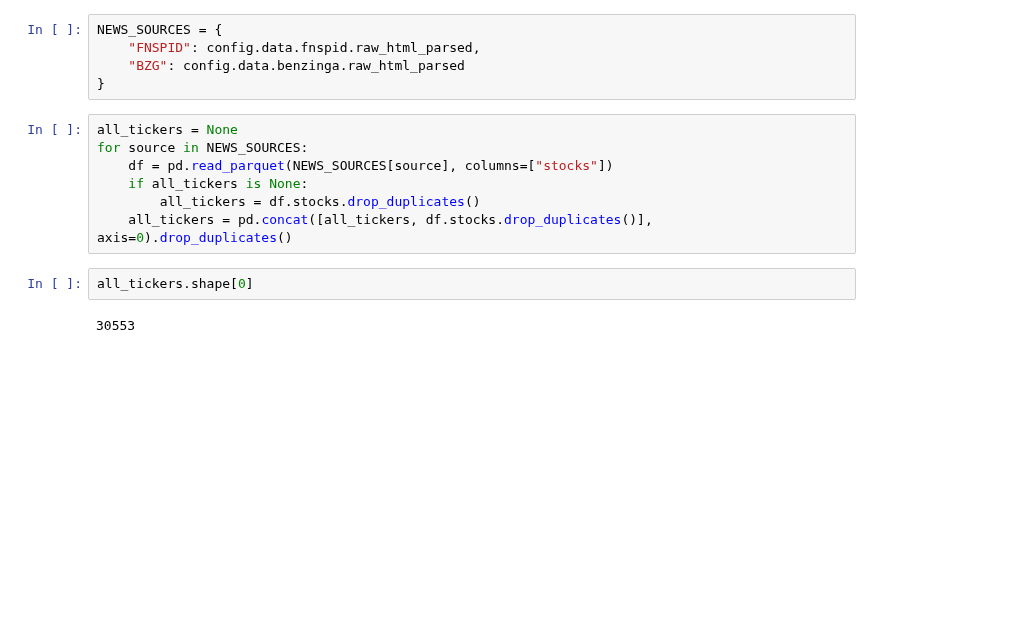
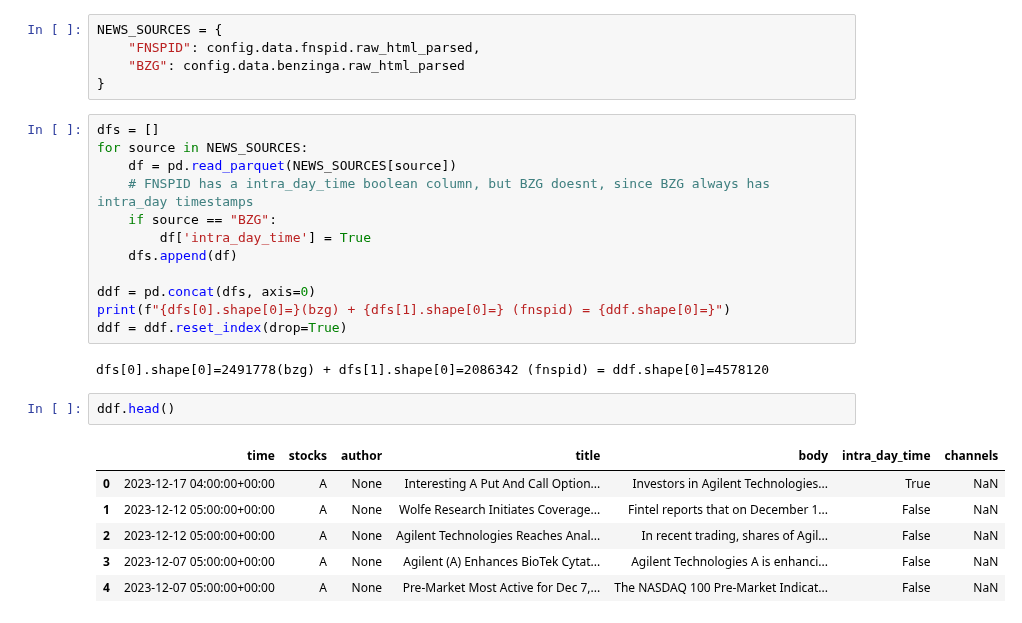
Before and after one commit to adrianbeer/LLM-News-Trading, a Jupyter notebook: src/notebooks/check_data_integrity.ipynb, the cells around one changed output. Drawn from its saved outputs; the diff is of its cells as text; blank space fills up the shorter version.

```diff
--- a/src/preprocessing/check_data_integrity.ipynb
+++ b/src/notebooks/check_data_integrity.ipynb
@@ -426,13 +426,25 @@ NEWS_SOURCES = {
     "BZG": config.data.benzinga.raw_html_parsed
 }
 # %%
-all_tickers = None
+dfs = []
 for source in NEWS_SOURCES:
-    df = pd.read_parquet(NEWS_SOURCES[source], columns=["stocks"])
-    if all_tickers is None:
-        all_tickers = df.stocks.drop_duplicates()
-    all_tickers = pd.concat([all_tickers, df.stocks.drop_duplicates()], axis=0).drop_duplicates()
+    df = pd.read_parquet(NEWS_SOURCES[source])
+    # FNSPID has a intra_day_time boolean column, but BZG doesnt, since BZG always has intra_day timestamps
+    if source == "BZG":
+        df['intra_day_time'] = True
+    dfs.append(df)
+
+ddf = pd.concat(dfs, axis=0)
+print(f"{dfs[0].shape[0]=}(bzg) + {dfs[1].shape[0]=} (fnspid) = {ddf.shape[0]=}")
+ddf = ddf.reset_index(drop=True)
+# %% [output]
+dfs[0].shape[0]=2491778(bzg) + dfs[1].shape[0]=2086342 (fnspid) = ddf.shape[0]=4578120
 # %%
-all_tickers.shape[0]
+ddf.head()
 # %% [output]
-30553
+|  | time | stocks | author | title | body | intra_day_time | channels |
+| 0 | 2023-12-17 04:00:00+00:00 | A | None | Interesting A Put And Call Option... | Investors in Agilent Technologies... | True | NaN |
+| 1 | 2023-12-12 05:00:00+00:00 | A | None | Wolfe Research Initiates Coverage... | Fintel reports that on December 1... | False | NaN |
+| 2 | 2023-12-12 05:00:00+00:00 | A | None | Agilent Technologies Reaches Anal... | In recent trading, shares of Agil... | False | NaN |
+| 3 | 2023-12-07 05:00:00+00:00 | A | None | Agilent (A) Enhances BioTek Cytat... | Agilent Technologies A is enhanci... | False | NaN |
+| 4 | 2023-12-07 05:00:00+00:00 | A | None | Pre-Market Most Active for Dec 7,... | The NASDAQ 100 Pre-Market Indicat... | False | NaN |
```
Also changed, not shown: parts of 1 cell of this notebook, 4 other files.
